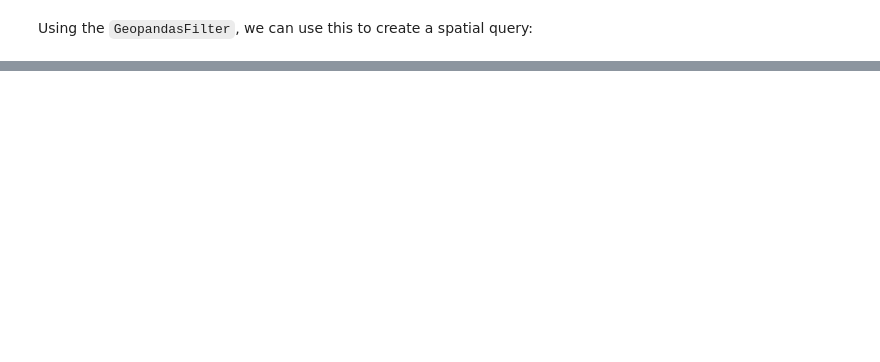
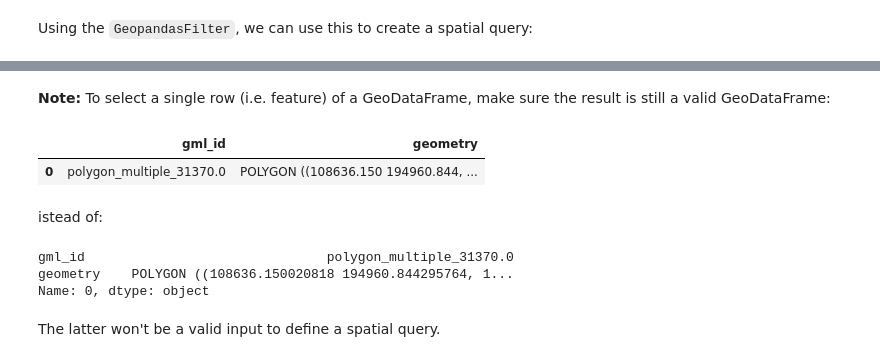
Before and after one commit to DOV-Vlaanderen/pydov, a Jupyter notebook: docs/notebooks/spatial_querying.ipynb, the cells around one changed output, grey strips where cells are left out. Cells and saved outputs as stored; diff of their text form; code cells hidden in the pictures; blank space fills up the shorter version.

```diff
--- a/docs/notebooks/spatial_querying.ipynb
+++ b/docs/notebooks/spatial_querying.ipynb
@@ -380,0 +379,17 @@ df
+# %% [markdown]
+__Note:__ To select a single row (i.e. feature) of a GeoDataFrame, make sure the result is still a valid GeoDataFrame:
+# %%
+gdf.iloc[[0]]
+# %% [output]
+|  | gml_id | geometry |
+| 0 | polygon_multiple_31370.0 | POLYGON ((108636.150 194960.844, ... |
+# %% [markdown]
+istead of:
+# %%
+gdf.iloc[0]
+# %% [output]
+gml_id                               polygon_multiple_31370.0
+geometry    POLYGON ((108636.150020818 194960.844295764, 1...
+Name: 0, dtype: object
+# %% [markdown]
+The latter won't be a valid input to define a spatial query.
```
Also changed, not shown: parts of 10 cells of this notebook.
